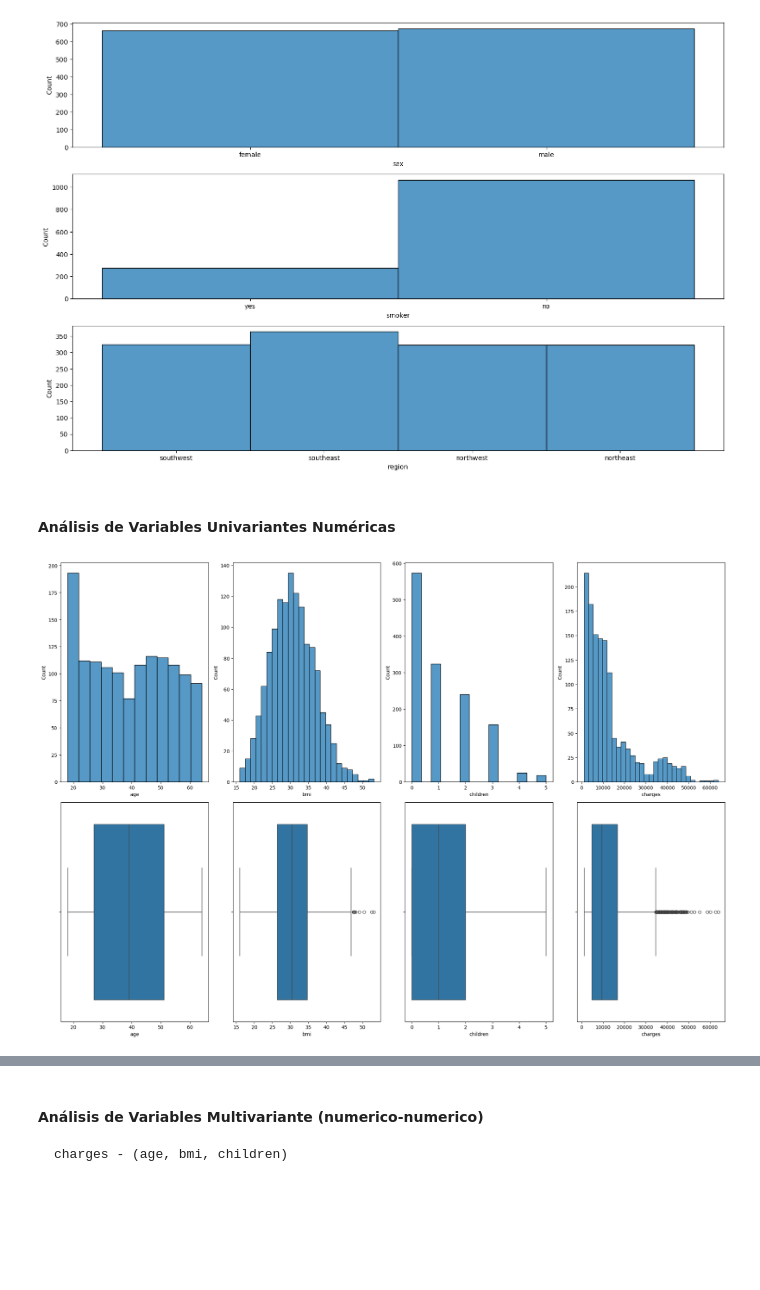
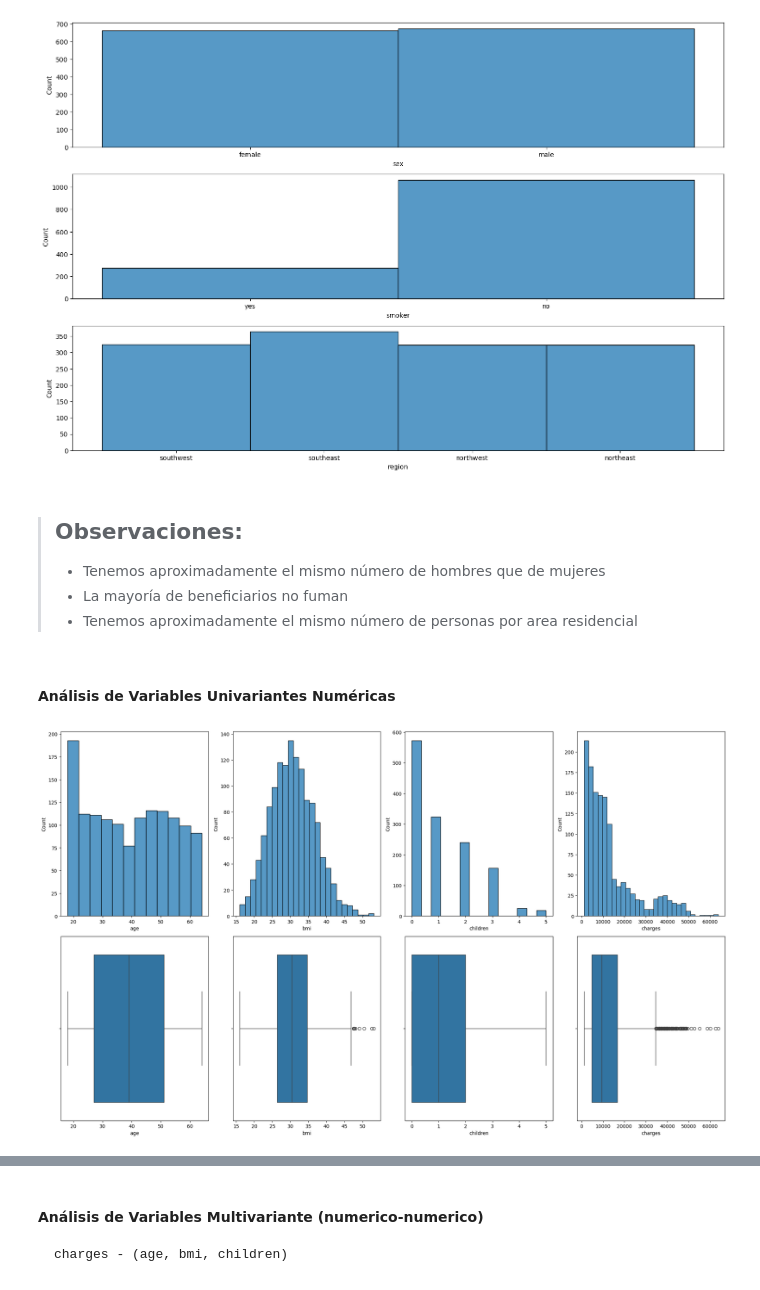
Before and after one commit to 4GeeksAcademy/pabloaznar-intro-ml, a Jupyter notebook: src/02-linear-regression.ipynb, the cells around one changed output, grey strips where cells are left out. Cells and saved outputs as stored; diff of their text form; code cells hidden in the pictures; blank space fills up the shorter version.

```diff
--- a/src/02-linear-regression.ipynb
+++ b/src/02-linear-regression.ipynb
@@ -121,20 +125,26 @@ sns.histplot(ax=axis[2], data=df, x='region')
 plt.tight_layout()
 # %% [output]
 [figure]
+# %% [markdown]
+> ## Observaciones:
+>
+> - Tenemos aproximadamente el mismo número de hombres que de mujeres
+> - La mayoría de beneficiarios no fuman
+> - Tenemos aproximadamente el mismo número de personas por area residencial
 # %% [markdown]
 #### Análisis de Variables Univariantes Numéricas
 # %%
-fig, axis = plt.subplots(2, 4, figsize=(20, 14))
+fig, axis = plt.subplots(2, 4, figsize=(20, 12))
 
 sns.histplot(ax=axis[0, 0], data=df, x='age')
 sns.boxplot(ax=axis[1, 0], data=df, x='age')
 sns.histplot(ax=axis[0, 1], data=df, x='bmi')
 sns.boxplot(ax=axis[1, 1], data=df, x='bmi')
 sns.histplot(ax=axis[0, 2], data=df, x='children')
 sns.boxplot(ax=axis[1, 2], data=df, x='children')
 sns.histplot(ax=axis[0, 3], data=df, x='charges')
 sns.boxplot(ax=axis[1, 3], data=df, x='charges')
 
 plt.tight_layout()
 # %% [output]
-[figure, old version]
+[figure, new version]
```
Also changed, not shown: parts of 15 cells of this notebook, 2 other files.
